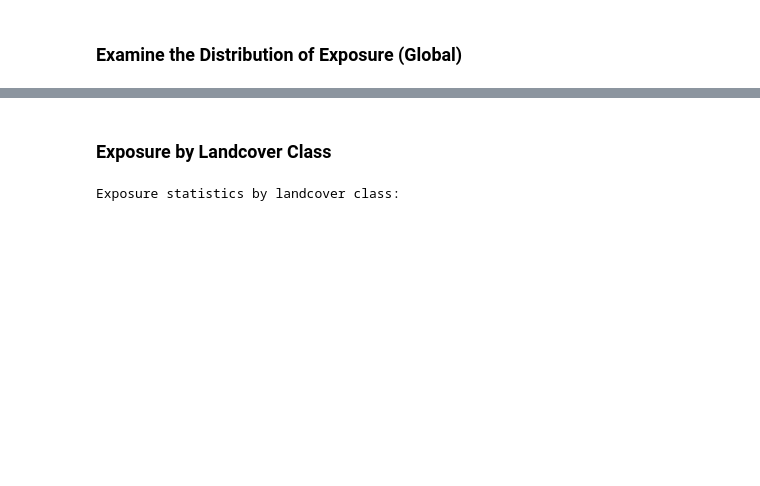
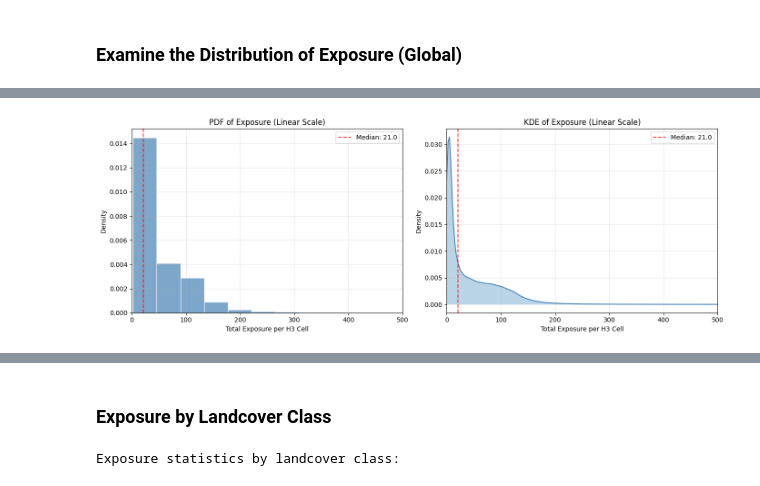
Before and after one commit to SatrunsDream/Wildfire-Property-Intelligence, a Jupyter notebook: notebooks/eda/02_exposure_density_sparsity.ipynb, the cells around one changed output, grey strips where cells are left out. Cells and saved outputs as stored; diff of their text form; code cells hidden in the pictures; blank space fills up the shorter version.

```diff
--- a/notebooks/eda/02_exposure_density_sparsity.ipynb
+++ b/notebooks/eda/02_exposure_density_sparsity.ipynb
@@ -114,0 +119,99 @@ plt.show()
+# %%
+# PDF, CDF and KDE (Kernel Density Estimate) for exposure distribution
+from scipy import stats
+
+x = exposure_per_h3['total_exposure'].sort_values().values
+n = len(x)
+
+# PDF and KDE (linear scale) — scale representative of actual exposure (structures per H3 cell)
+x_max_data = np.percentile(x, 99.5)  # focus on bulk, avoid extreme tail stretching axis
+x_max_zoom = max(80, int(np.ceil(x_max_data * 1.05 / 10) * 10))  # 5% buffer, round to 10s
+kde = stats.gaussian_kde(x, bw_method='scott')
+x_grid = np.linspace(0, x_max_zoom, 200)
+
+fig, axes = plt.subplots(1, 2, figsize=(14, 5))
+# PDF (normalized histogram)
+axes[0].hist(x, bins=50, density=True, color='steelblue', alpha=0.7, edgecolor='white')
+axes[0].set_xlim(0, x_max_zoom)
+axes[0].set_xlabel('Total Exposure per H3 Cell')
+axes[0].set_ylabel('Density')
+axes[0].set_title('PDF of Exposure (Linear Scale)')
+axes[0].axvline(median_exposure, color='red', linestyle='--', alpha=0.8, label=f'Median: {median_exposure:.1f}')
+axes[0].legend()
+axes[0].grid(True, alpha=0.3)
+
+# KDE
+axes[1].plot(x_grid, kde(x_grid), color='steelblue')
+axes[1].fill_between(x_grid, kde(x_grid), alpha=0.3)
+axes[1].set_xlim(0, x_max_zoom)
+axes[1].set_xlabel('Total Exposure per H3 Cell')
+axes[1].set_ylabel('Density')
+axes[1].set_title('KDE of Exposure (Linear Scale)')
+axes[1].axvline(median_exposure, color='red', linestyle='--', alpha=0.8, label=f'Median: {median_exposure:.1f}')
+axes[1].legend()
+axes[1].grid(True, alpha=0.3)
+
+plt.tight_layout()
+plt.savefig(FIGURES_DIR / 'eda_exposure_pdf_kde.png', dpi=150, bbox_inches='tight')
+plt.show()
+
+# CDF (Cumulative Distribution Function)
+cdf = np.arange(1, n + 1) / n
+fig, axes = plt.subplots(1, 2, figsize=(14, 5))
+x = exposure_per_h3['total_exposure'].sort_values().values
+n = len(x)
+cdf = np.arange(1, n + 1) / n
+
+# CDF - linear scale
+axes[0].plot(x, cdf, color='steelblue')
+axes[0].set_xlabel('Total Exposure per H3 Cell')
+axes[0].set_ylabel('Cumulative Proportion')
+axes[0].set_title('CDF of Exposure (Linear Scale)')
+axes[0].axvline(median_exposure, color='red', linestyle='--', alpha=0.8, label=f'Median: {median_exposure:.1f}')
+axes[0].axhline(0.5, color='gray', linestyle=':', alpha=0.6)
+axes[0].legend()
+axes[0].grid(True, alpha=0.3)
+
+# CDF - log scale on x-axis
+axes[1].plot(x, cdf, color='steelblue')
+axes[1].set_xscale('log')
+axes[1].set_xlabel('Total Exposure per H3 Cell (Log Scale)')
+axes[1].set_ylabel('Cumulative Proportion')
+axes[1].set_title('CDF of Exposure (Log Scale)')
+axes[1].axvline(median_exposure, color='red', linestyle='--', alpha=0.8, label=f'Median: {median_exposure:.1f}')
+axes[1].axhline(0.5, color='gray', linestyle=':', alpha=0.6)
+axes[1].legend()
+axes[1].grid(True, alpha=0.3)
+
+plt.tight_layout()
+plt.savefig(FIGURES_DIR / 'eda_exposure_cdf.png', dpi=150, bbox_inches='tight')
+plt.show()
+
+# PDF and KDE (log scale) for full range
+fig, axes = plt.subplots(1, 2, figsize=(14, 5))
+bins_log = np.logspace(np.log10(max(0.5, x.min())), np.log10(x.max() + 1), 50)
+axes[0].hist(x, bins=bins_log, density=True, color='steelblue', alpha=0.7, edgecolor='white')
+axes[0].set_xscale('log')
+axes[0].set_xlabel('Total Exposure per H3 Cell (Log Scale)')
+axes[0].set_ylabel('Density')
+axes[0].set_title('PDF of Exposure (Log Scale)')
+axes[0].axvline(median_exposure, color='red', linestyle='--', alpha=0.8, label=f'Median: {median_exposure:.1f}')
+axes[0].legend()
+axes[0].grid(True, alpha=0.3)
+
+x_grid_log = np.logspace(np.log10(max(0.1, x.min())), np.log10(x.max() + 1), 200)
+axes[1].plot(x_grid_log, kde(x_grid_log), color='steelblue')
+axes[1].fill_between(x_grid_log, kde(x_grid_log), alpha=0.3)
+axes[1].set_xscale('log')
+axes[1].set_xlabel('Total Exposure per H3 Cell (Log Scale)')
+axes[1].set_ylabel('Density')
+axes[1].set_title('KDE of Exposure (Log Scale)')
+axes[1].axvline(median_exposure, color='red', linestyle='--', alpha=0.8, label=f'Median: {median_exposure:.1f}')
+axes[1].legend()
+axes[1].grid(True, alpha=0.3)
+
+plt.tight_layout()
+plt.savefig(FIGURES_DIR / 'eda_exposure_pdf_kde_log.png', dpi=150, bbox_inches='tight')
+plt.show()
+# %% [output]
+[figure, added]
```
Also changed, not shown: parts of 13 cells of this notebook, 11 other files.
